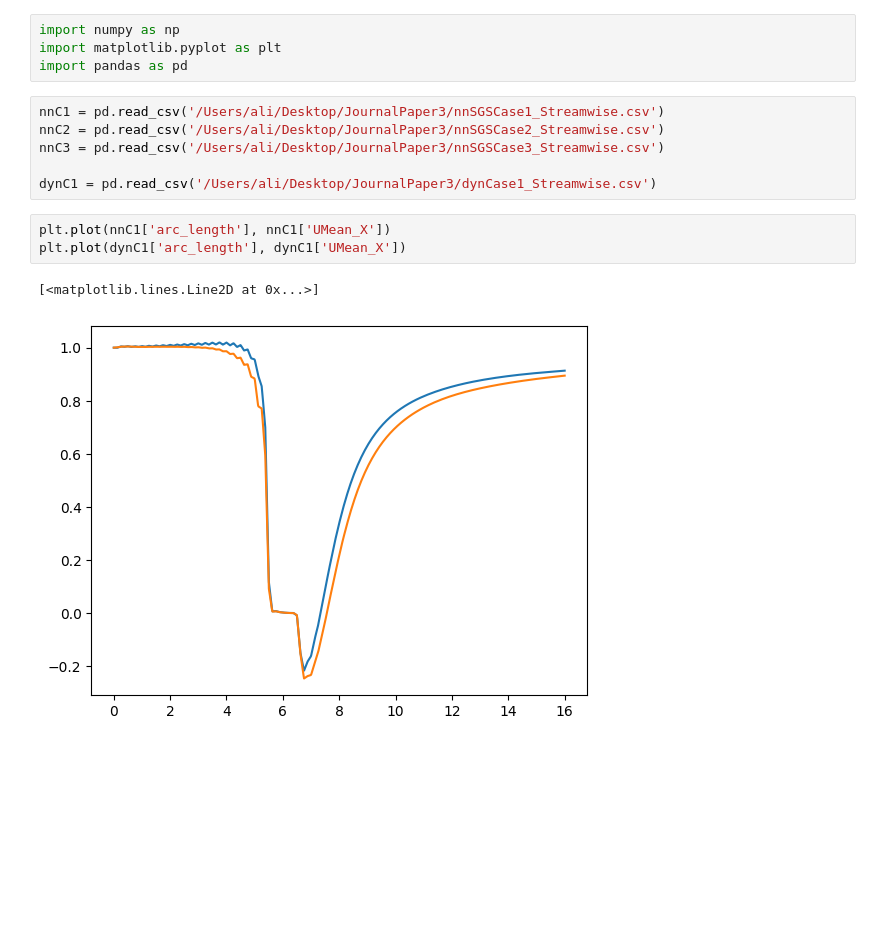
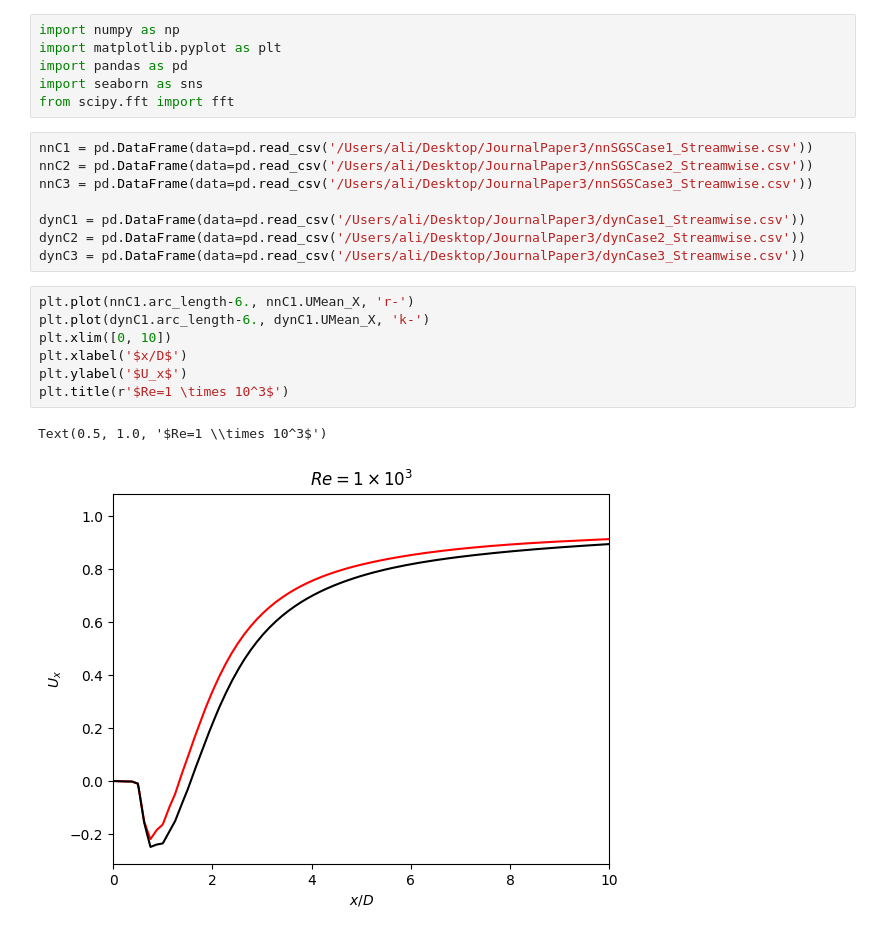
Before and after one commit to halimarefat/torchFOAM, a Jupyter notebook: Analysis/StreamwiseVelPlot.ipynb, the cells around one changed output. Drawn from its saved outputs; the diff is of its cells as text; blank space fills up the shorter version.

```diff
--- a/Analysis/StreamwiseVelPlot.ipynb
+++ b/Analysis/StreamwiseVelPlot.ipynb
@@ -2,15 +2,23 @@
 import numpy as np
 import matplotlib.pyplot as plt
 import pandas as pd
+import seaborn as sns
+from scipy.fft import fft
 # %%
-nnC1 = pd.read_csv('/Users/ali/Desktop/JournalPaper3/nnSGSCase1_Streamwise.csv')
-nnC2 = pd.read_csv('/Users/ali/Desktop/JournalPaper3/nnSGSCase2_Streamwise.csv')
-nnC3 = pd.read_csv('/Users/ali/Desktop/JournalPaper3/nnSGSCase3_Streamwise.csv')
+nnC1 = pd.DataFrame(data=pd.read_csv('/Users/ali/Desktop/JournalPaper3/nnSGSCase1_Streamwise.csv'))
+nnC2 = pd.DataFrame(data=pd.read_csv('/Users/ali/Desktop/JournalPaper3/nnSGSCase2_Streamwise.csv'))
+nnC3 = pd.DataFrame(data=pd.read_csv('/Users/ali/Desktop/JournalPaper3/nnSGSCase3_Streamwise.csv'))
 
-dynC1 = pd.read_csv('/Users/ali/Desktop/JournalPaper3/dynCase1_Streamwise.csv')
+dynC1 = pd.DataFrame(data=pd.read_csv('/Users/ali/Desktop/JournalPaper3/dynCase1_Streamwise.csv'))
+dynC2 = pd.DataFrame(data=pd.read_csv('/Users/ali/Desktop/JournalPaper3/dynCase2_Streamwise.csv'))
+dynC3 = pd.DataFrame(data=pd.read_csv('/Users/ali/Desktop/JournalPaper3/dynCase3_Streamwise.csv'))
 # %%
-plt.plot(nnC1['arc_length'], nnC1['UMean_X'])
-plt.plot(dynC1['arc_length'], dynC1['UMean_X'])
+plt.plot(nnC1.arc_length-6., nnC1.UMean_X, 'r-')
+plt.plot(dynC1.arc_length-6., dynC1.UMean_X, 'k-')
+plt.xlim([0, 10])
+plt.xlabel('$x/D$')
+plt.ylabel('$U_x$')
+plt.title(r'$Re=1 \times 10^3$')
 # %% [output]
-[<matplotlib.lines.Line2D at 0x...>]
+Text(0.5, 1.0, '$Re=1 \\times 10^3$')
-[figure, old version]
+[figure, new version]
```
Also changed, not shown: parts of 15 cells of this notebook.
